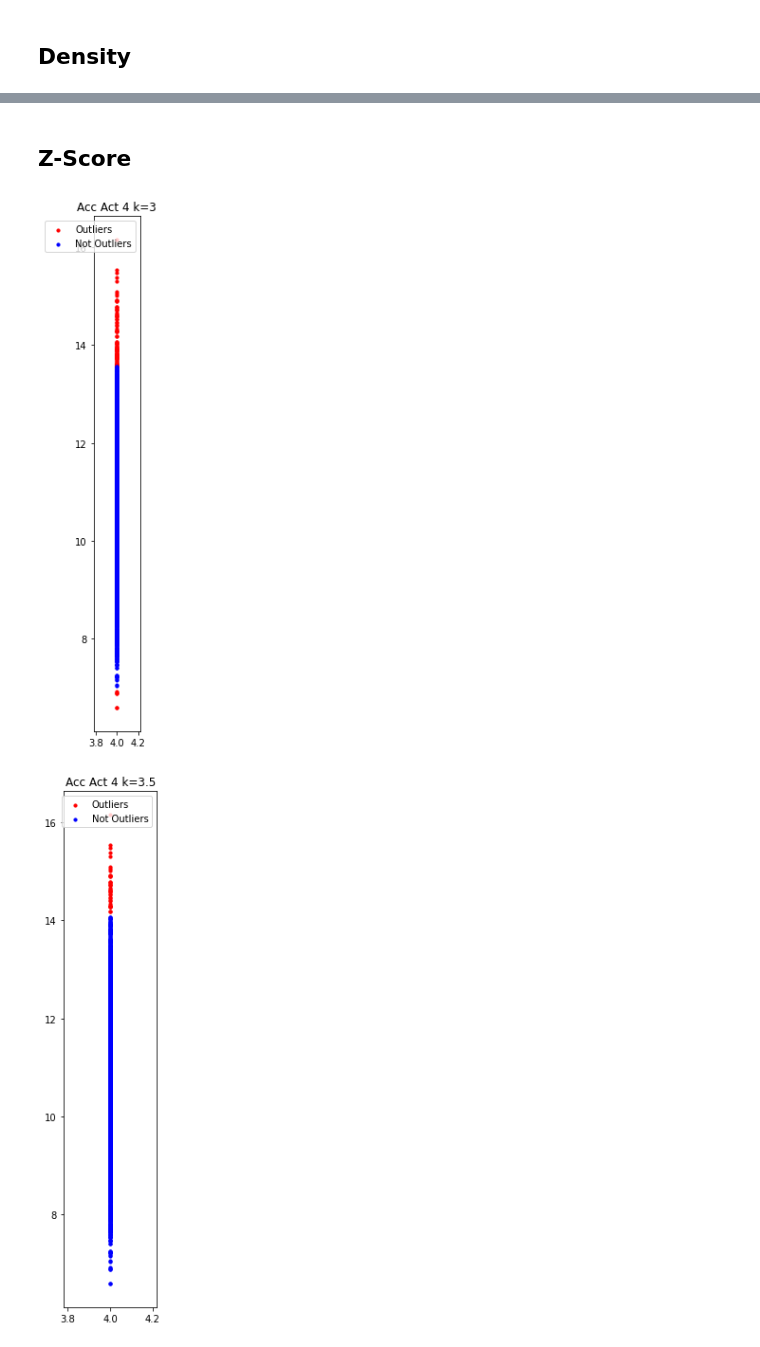
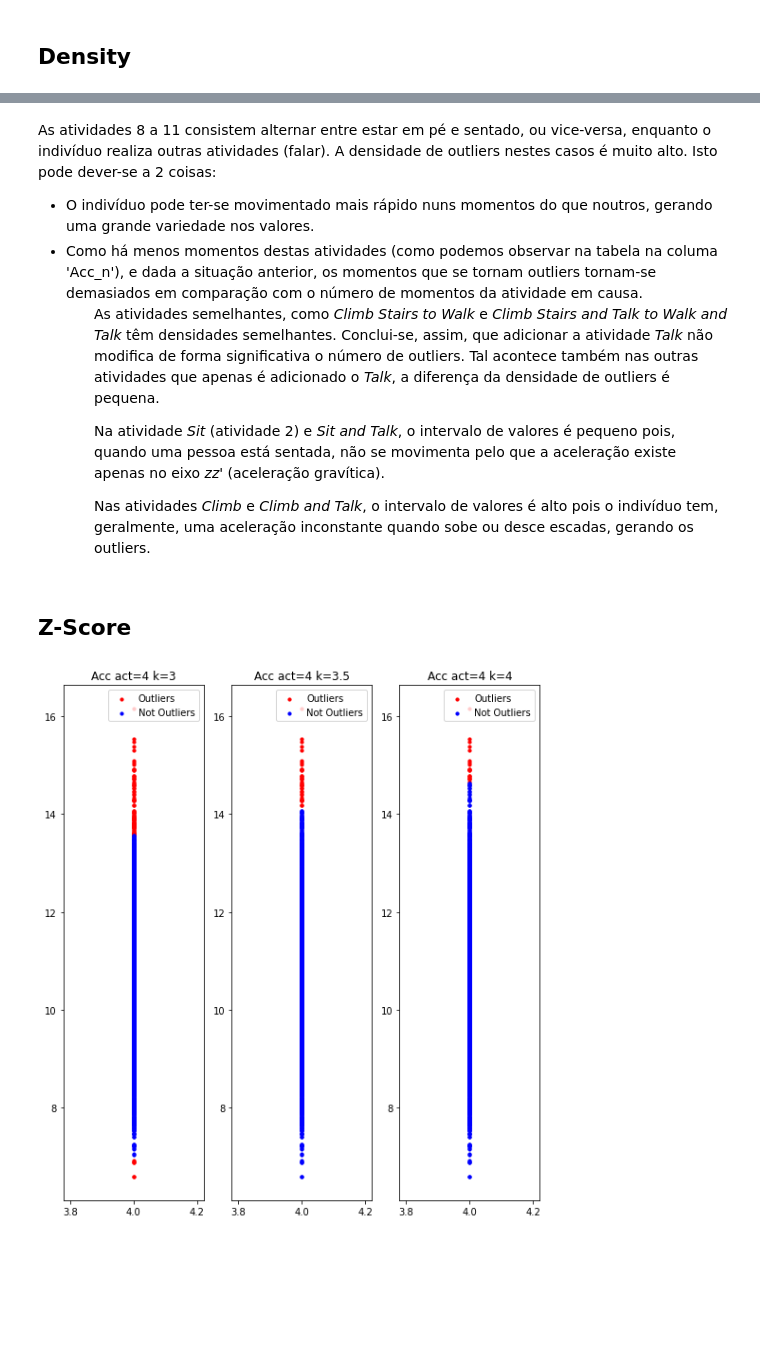
Before and after one commit to leonorcoelh0/TCD, a Jupyter notebook: Code/mainActivityNew.ipynb, the cells around one changed output, grey strips where cells are left out. Saved outputs shown, nothing was run; the diff lists cells and outputs as text; code cells hidden in the pictures; blank space fills up the shorter version.

```diff
--- a/Code/mainActivityNew.ipynb
+++ b/Code/mainActivityNew.ipynb
@@ -189,3 +226,16 @@ density
+# %% [markdown]
+<p> As atividades 8 a 11 consistem alternar entre estar em pé e sentado, ou vice-versa, enquanto o indivíduo realiza outras atividades (falar). A densidade de outliers nestes casos é muito alto. Isto pode dever-se a 2 coisas:
+
+<ul>
+<li> O indivíduo pode ter-se movimentado mais rápido nuns momentos do que noutros, gerando uma grande variedade nos valores.
+<li> Como há menos momentos destas atividades (como podemos observar na tabela na columa 'Acc_n'), e dada a situação anterior, os momentos que se tornam outliers tornam-se demasiados em comparação com o número de momentos da atividade em causa.
+<ul>
+
+<p> As atividades semelhantes, como <em>Climb Stairs to Walk</em> e <em>Climb Stairs and Talk to Walk and Talk</em> têm densidades semelhantes. Conclui-se, assim, que adicionar a atividade <em>Talk</em> não modifica de forma significativa o número de outliers. Tal acontece também nas outras atividades que apenas é adicionado o <em>Talk</em>, a diferença da densidade de outliers é pequena.
+
+<p> Na atividade <em>Sit</em> (atividade 2) e <em>Sit and Talk</em>, o intervalo de valores é pequeno pois, quando uma pessoa está sentada, não se movimenta pelo que a aceleração existe apenas no eixo <em>zz'</em> (aceleração gravítica).
+
+<p> Nas atividades <em>Climb</em> e <em>Climb and Talk</em>, o intervalo de valores é alto pois o indivíduo tem, geralmente, uma aceleração inconstante quando sobe ou desce escadas, gerando os outliers.
 # %% [markdown]
 ## Z-Score
 # %%
@@ -200,48 +250,39 @@ def zscore(vector,k):
 def outliersZscore(vector,vec_name,acts=[1]):
     n_outliers = list()
 
+    plt.figure(figsize=(3*(len(k_values)),10))
     for i in range(len(k_values)):
         k=k_values[i]
         k_out = list()
         for act in acts:
             [out_pos,not_out_pos] = zscore(vector[act],k)
 
             k_out.append(out_pos.shape[0])
 
             out = vector.loc[out_pos,]
             not_out = vector.loc[not_out_pos,]
 
-            plt.figure(figsize=(3*(i+1),10))
 
             plt.subplot(1,len(k_values),i+1)
             plt.scatter(np.full((1,out.shape[0]),act),out[act],s=10,c='red',label='Outliers')
             plt.scatter(np.full((1,not_out.shape[0]),act),not_out[act],s=10,c='blue',label='Not Outliers')
-            plt.title(vec_name + ' Act ' + str(act) + ' k=' + str(k))
+            plt.title(vec_name + ' act=' + str(act) + ' k=' + str(k))
             plt.legend()
-
-            # threedee = plt.figure().gca(projection='3d')
-            # threedee.scatter(not_out[vec_name+'_X'],not_out[vec_name+'_Y'],not_out[vec_name+'_Z'],c='blue',label='Not Outliers')
-            # threedee.scatter(out[vec_name+'_X'],out[vec_name+'_Y'],out[vec_name+'_Z'],c='red',label='Outliers')
-            # title = vec_name + ' Act=' + str(act) + ' k=' + str(k)
-            # plt.title(title)
-            # threedee.legend()
-            # plt.show()
 
         df = pd.DataFrame(k_out)
         df.columns = [vec_name + ' ' + str(k)]
         df.index = acts
         n_outliers.append(df)
 
     n_outliers = pd.concat(n_outliers,axis=1)
     return n_outliers
 
 acts = [4]
 out_acc = outliersZscore(acc,'Acc',acts)
 # out_gyr = outliersZscore(gyr,'Gyr',acts)
 # out_mag = outliersZscore(mag,'Mag',acts)
 
 # out = pd.concat([out_acc,out_gyr,out_mag],axis=1)
 # out
 # %% [output]
-[figure, old version]
+[figure, new version]
-[figure, removed]
```
Also changed, not shown: parts of 8 cells of this notebook.
